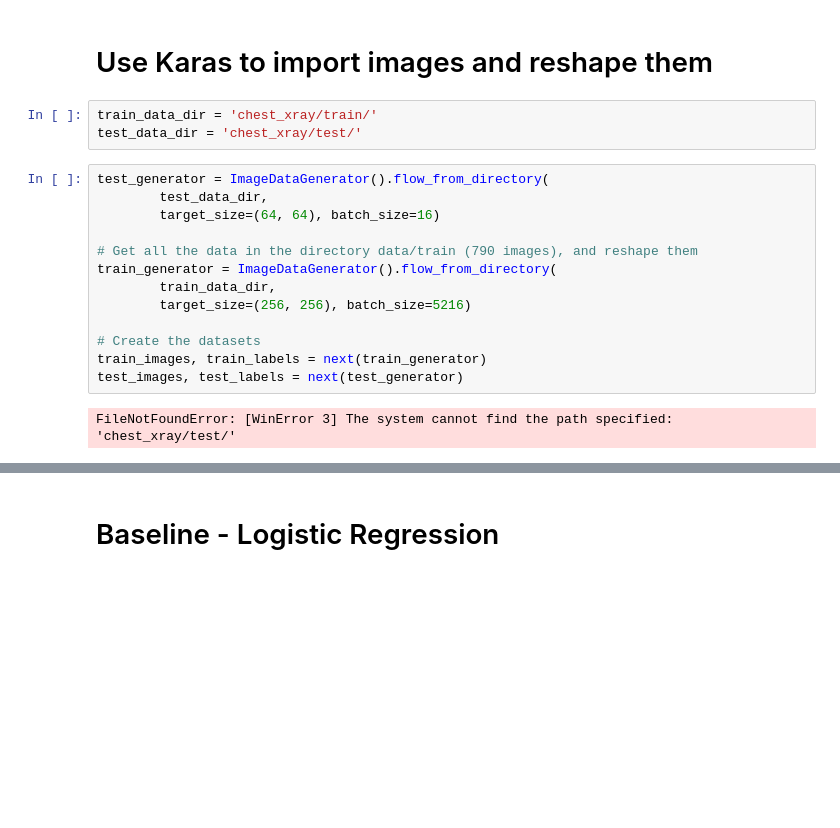
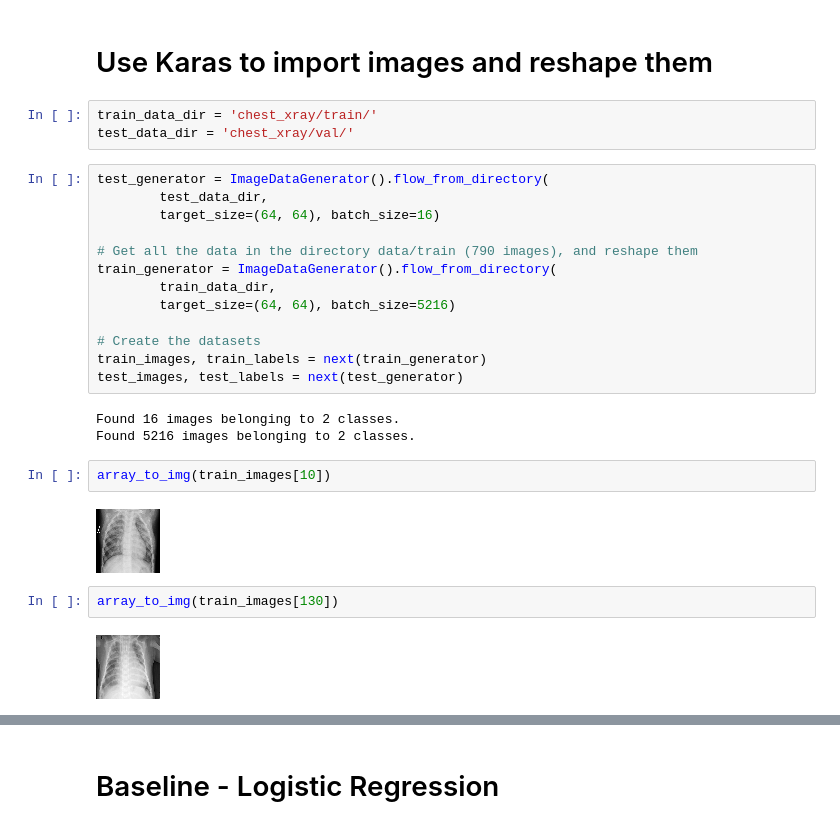
Before and after one commit to Baekho4245/classifying_pneumonia, a Jupyter notebook: Jakub.ipynb, the cells around one changed output, grey strips where cells are left out. Saved outputs shown, nothing was run; the diff lists cells and outputs as text; blank space fills up the shorter version.

```diff
--- a/Jakub.ipynb
+++ b/Jakub.ipynb
@@ -28,7 +28,7 @@ from sklearn.model_selection import train_test_split
 # Use Karas to import images and reshape them
 # %%
 train_data_dir = 'chest_xray/train/'
-test_data_dir = 'chest_xray/test/'
+test_data_dir = 'chest_xray/val/'
 # %%
 test_generator = ImageDataGenerator().flow_from_directory(
         test_data_dir,
@@ -37,13 +37,22 @@ test_generator = ImageDataGenerator().flow_from_directory(
 # Get all the data in the directory data/train (790 images), and reshape them
 train_generator = ImageDataGenerator().flow_from_directory(
         train_data_dir,
-        target_size=(256, 256), batch_size=5216)
+        target_size=(64, 64), batch_size=5216)
 
 # Create the datasets
 train_images, train_labels = next(train_generator)
 test_images, test_labels = next(test_generator)
 # %% [output]
-FileNotFoundError: [WinError 3] The system cannot find the path specified: 'chest_xray/test/'
+Found 16 images belonging to 2 classes.
+Found 5216 images belonging to 2 classes.
+# %%
+array_to_img(train_images[10])
+# %% [output]
+[figure, added]
+# %%
+array_to_img(train_images[130])
+# %% [output]
+[figure, added]
 # %%
 print(np.shape(train_images))
 print(np.shape(train_labels))
```
Also changed, not shown: parts of 35 cells of this notebook, 1 other file.
